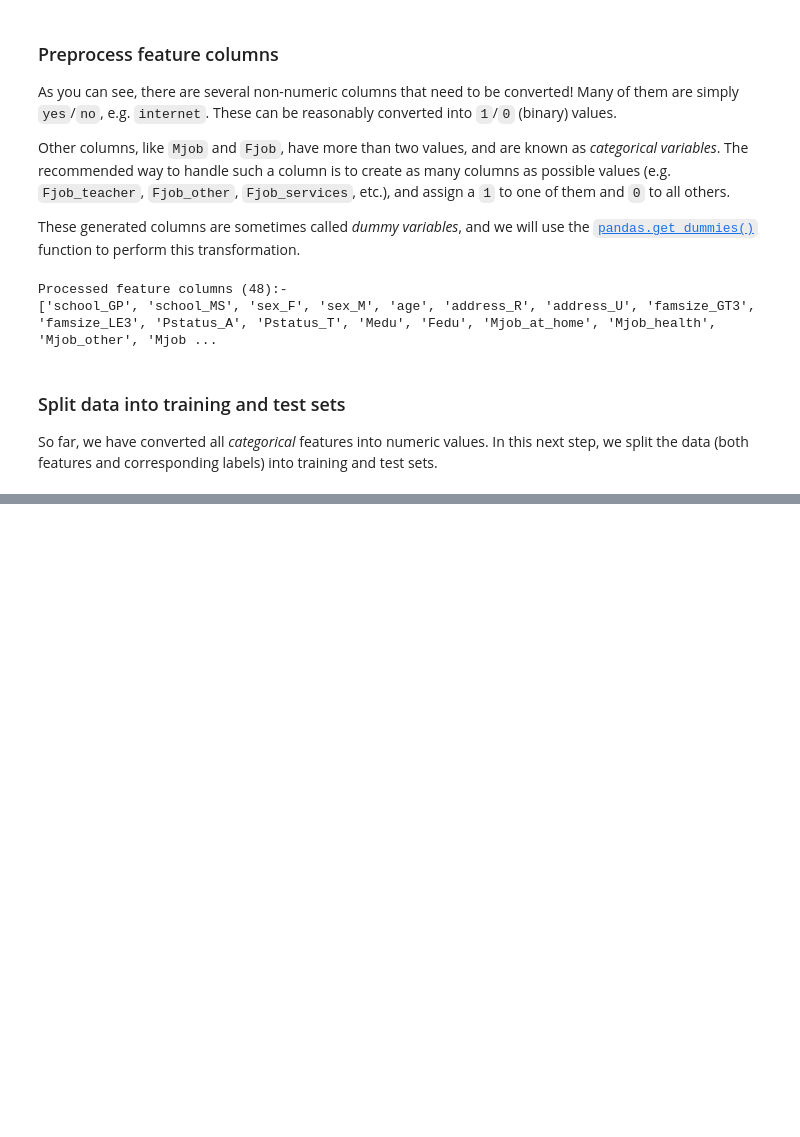
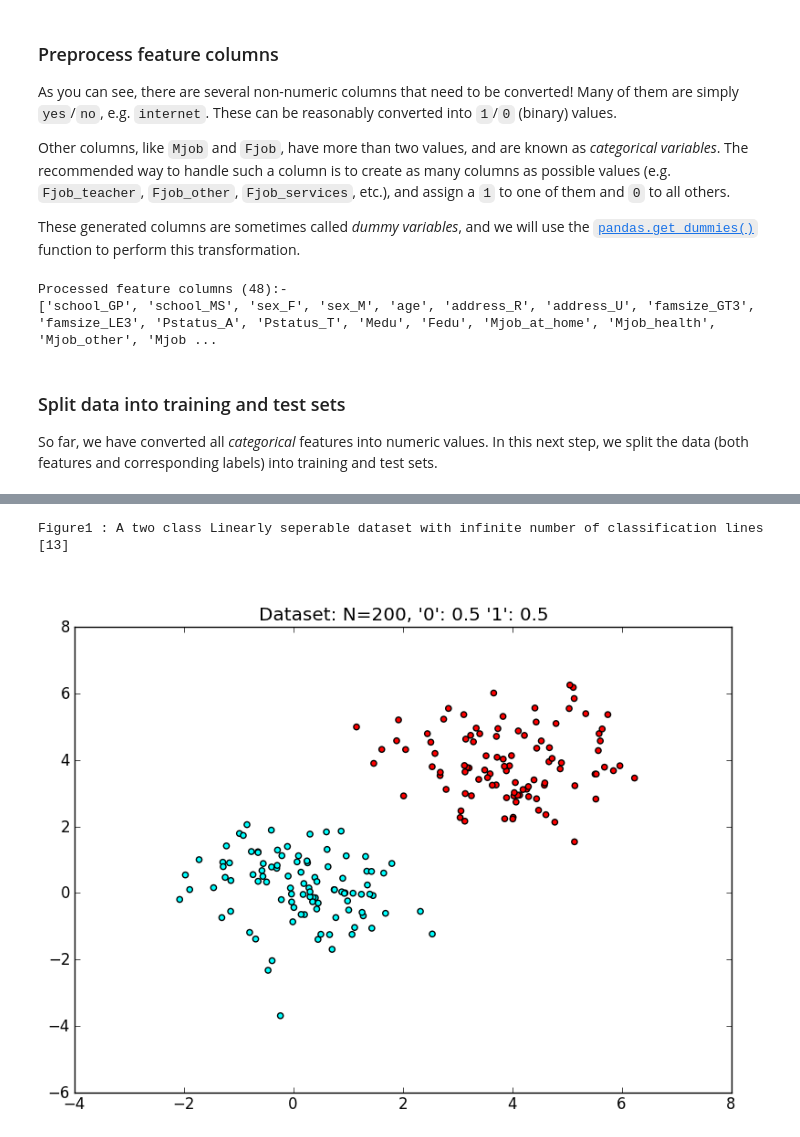
Before and after one commit to shamol84/nanodegree, a Jupyter notebook: 1603student_intervention/student_intervention.ipynb, the cells around one changed output, grey strips where cells are left out. Cells and saved outputs as stored; diff of their text form; code cells hidden in the pictures; blank space fills up the shorter version.

```diff
--- a/1603student_intervention/student_intervention.ipynb
+++ b/1603student_intervention/student_intervention.ipynb
@@ -441,0 +461,7 @@ After a thorough grid-search, final F<sub>1</sub> score is 0.871, which is very
+# %%
+print ("Figure1 : A two class Linearly seperable dataset with infinite number of classification lines [13]")
+from IPython.display import Image
+Image("images/svm2.png")
+# %% [output]
+Figure1 : A two class Linearly seperable dataset with infinite number of classification lines [13]
+[figure, added]
```
Also changed, not shown: parts of 19 cells of this notebook, 2 other files.
